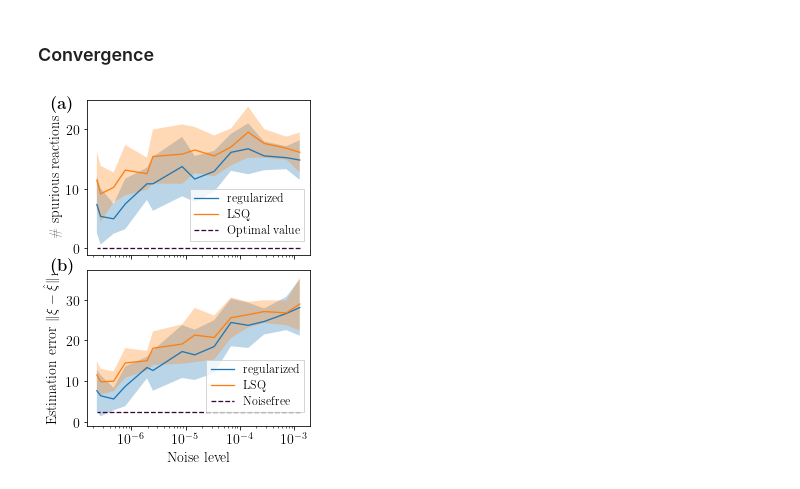
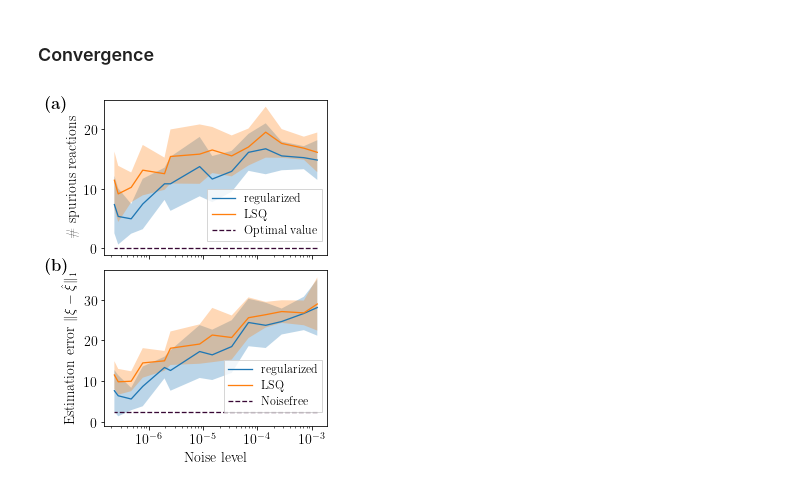
Before and after one commit to readdy/readdy_learn, a Jupyter notebook: docs/makefigures/case2.ipynb, the cells around one changed output. Saved outputs shown, nothing was run; the diff lists cells and outputs as text; code cells hidden in the pictures.

```diff
--- a/docs/makefigures/case2.ipynb
+++ b/docs/makefigures/case2.ipynb
@@ -148,34 +148,34 @@ ax1.fill_between(x_data, y1=failure_rates_lsq-failure_rates_std, y2=failure_rate
 ax1.plot(x_data, [0]*len(x_data), '--', color='xkcd:eggplant', label='Optimal value')
 ax1.set_xscale('log')
 # ax1.set_xlabel('Number of measurements')
 ax1.set_ylabel('\# spurious reactions')
 ax1.legend(loc='lower right', bbox_to_anchor=(1, 0.05))
 
 mean = np.mean(l1_dev, axis=1)
 err = np.std(l1_dev, axis=1) #/ np.sqrt(10.) # 10 iids
 mean_lsq = np.mean(lsq_l1_dev, axis=1)
 err_lsq = np.std(lsq_l1_dev, axis=1)
 ax2.plot(x_data, mean, label=r'regularized')
 ax2.fill_between(x_data, y1=np.clip(mean-err, 0., 1e16), y2=mean+err, alpha=0.3)
 ax2.plot(x_data, mean_lsq, label=r'LSQ')
 ax2.fill_between(x_data, y1=mean_lsq-err_lsq, y2=mean_lsq+err_lsq, alpha=.3)
 ax2.set_xscale("log")
 ax2.set_xlabel("Noise level")
 ax2.set_ylabel(r"Estimation error $\|\xi-\hat{\xi}\|_1$")
 # plt.title("Deviation of estimated rates from desired rates")
 ymin, ymax = plt.ylim()
 ax2.set_ylim(-1,ymax)
 ax2.plot(x_data, [case_config.CASE1_MIN_L1_ERR]*len(x_data),
          '--', color='xkcd:eggplant', label='Noisefree')
 ax2.legend(loc='lower right', bbox_to_anchor=(1, 0.05))
 
 f.subplots_adjust(hspace=0.1)
 plt.setp([a.get_xticklabels() for a in f.axes[:-1]], visible=False)
 
-f.text(-0., .86, r'\textbf{(a)}', fontdict={'size': plt.rcParams['font.size']+4})
-f.text(-0., .485, r'\textbf{(b)}', fontdict={'size': plt.rcParams['font.size']+4})
+f.text(-0.08, .86, r'\textbf{(a)}', fontdict={'size': plt.rcParams['font.size']+4})
+f.text(-0.08, .485, r'\textbf{(b)}', fontdict={'size': plt.rcParams['font.size']+4})
 
 
-f.savefig("case2.pdf", bbox_inches="tight", transparent=True)
+f.savefig("case2.png", bbox_inches="tight", transparent=True, dpi=300)
 # %% [output]
-[figure, old version]
+[figure, new version]
```
Also changed, not shown: 10 other files.
